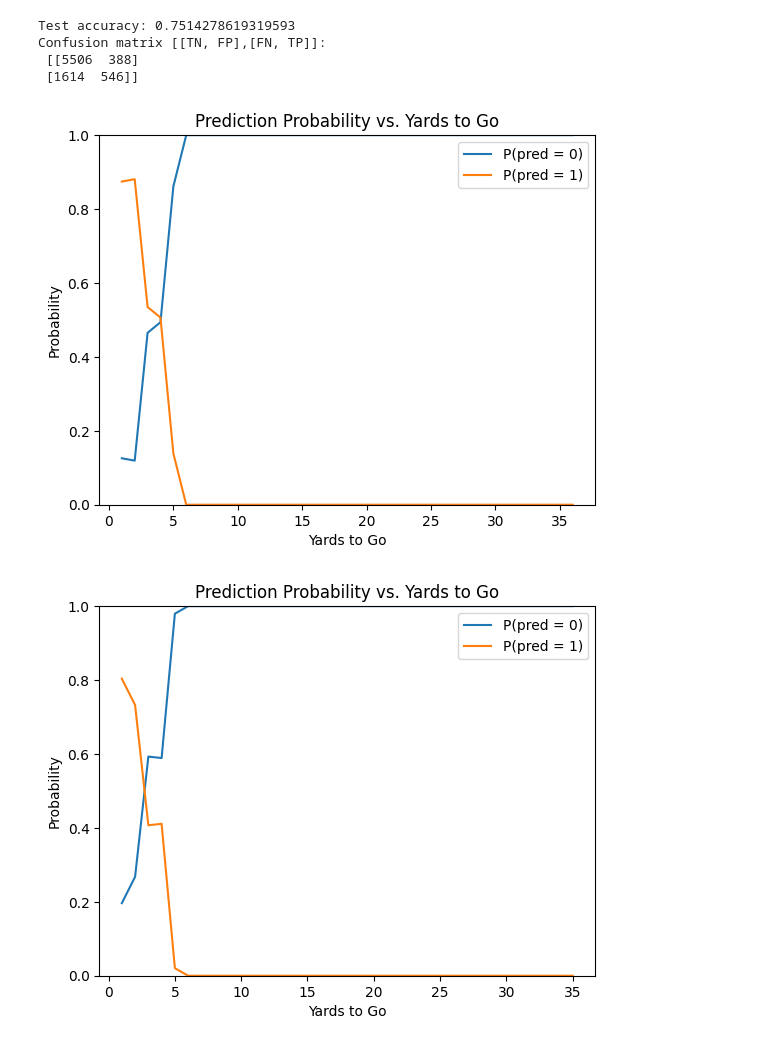
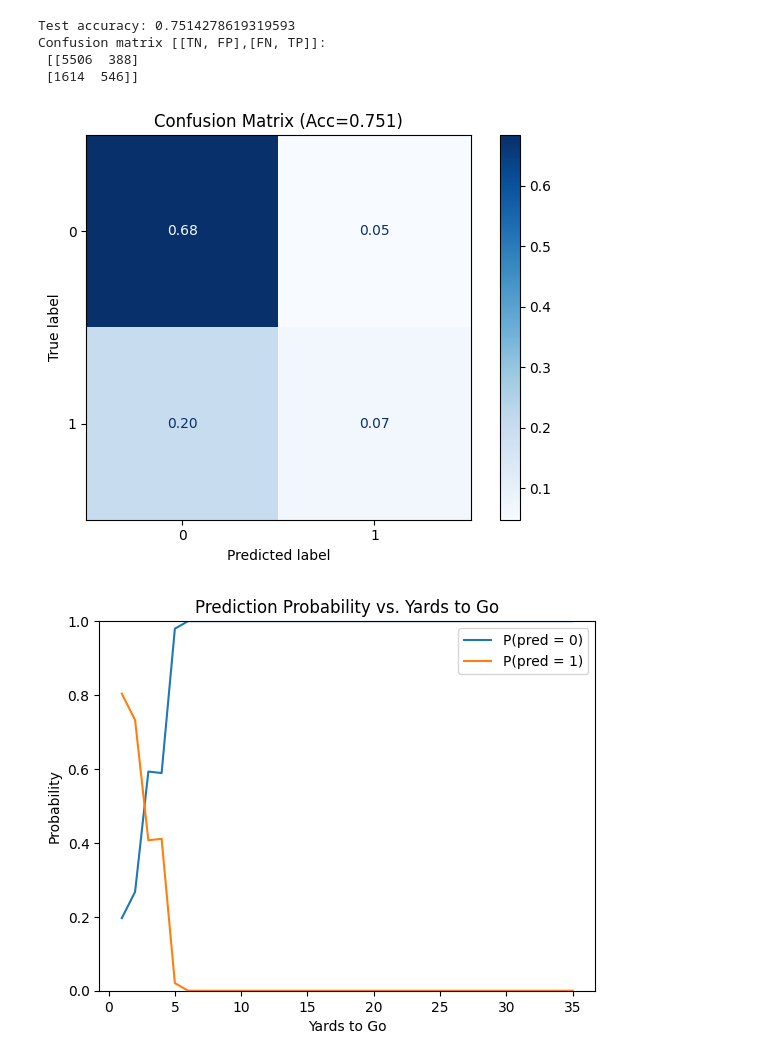
Before and after one commit to jacksonbhanson7/CS1010Project, a Jupyter notebook: CS1010.ipynb, the cells around one changed output. Drawn from its saved outputs; the diff is of its cells as text; code cells hidden in the pictures.

```diff
--- a/CS1010.ipynb
+++ b/CS1010.ipynb
@@ -326,21 +340,27 @@ Test accuracy: 0.7514278619319593
 Confusion matrix [[TN, FP],[FN, TP]]:
  [[5506  388]
  [1614  546]]
-# %%
-line_data = pd.crosstab(X_test["ydstogo"], y_pred_test, normalize="index").sort_index()
-
-plt.figure()
-plt.plot(line_data.index, line_data.get(0, 0), label="P(pred = 0)")
-plt.plot(line_data.index, line_data.get(1, 0), label="P(pred = 1)")
-
-plt.title("Prediction Probability vs. Yards to Go")
-plt.xlabel("Yards to Go")
-plt.ylabel("Probability")
-plt.ylim(0, 1)
-plt.legend()
-plt.show()
-# %% [output]
-[figure, removed]
+# %%
+from sklearn.metrics import ConfusionMatrixDisplay
+
+cm = confusion_matrix(y_test_2, y_pred_test_2)
+acc = accuracy_score(y_test_2, y_pred_test_2)
+
+# Normalize to percentages of total
+cm_norm = cm / cm.sum()
+
+disp = ConfusionMatrixDisplay(confusion_matrix=cm_norm, display_labels=["0", "1"])
+fig, ax = plt.subplots()
+disp.plot(ax=ax, cmap="Blues", values_format=".2f", colorbar=True)
+
+ax.set_title(f"Confusion Matrix (Acc={acc:.3f})")
+ax.set_xlabel("Predicted label")
+ax.set_ylabel("True label")
+
+plt.tight_layout()
+plt.show()
+# %% [output]
+[figure, added]
 # %%
 line_data = pd.crosstab(X_test_2["ydstogo"], y_pred_test_2, normalize="index").sort_index()
 
```
Also changed, not shown: parts of 11 cells of this notebook.
